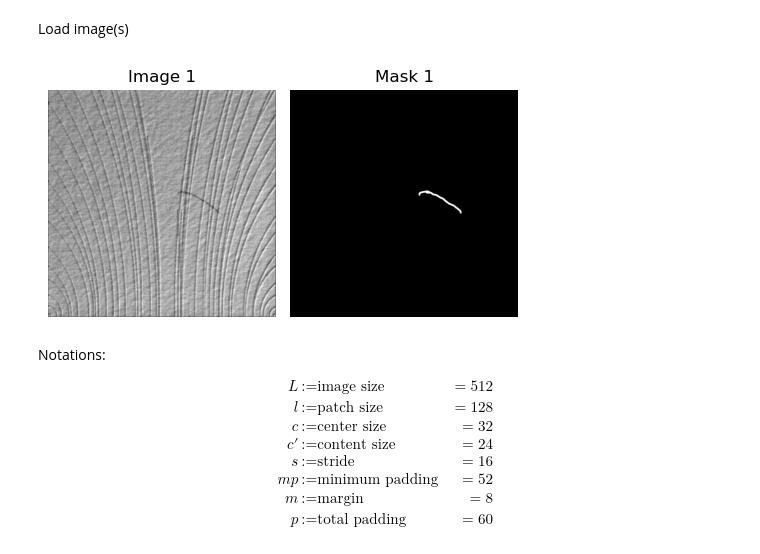
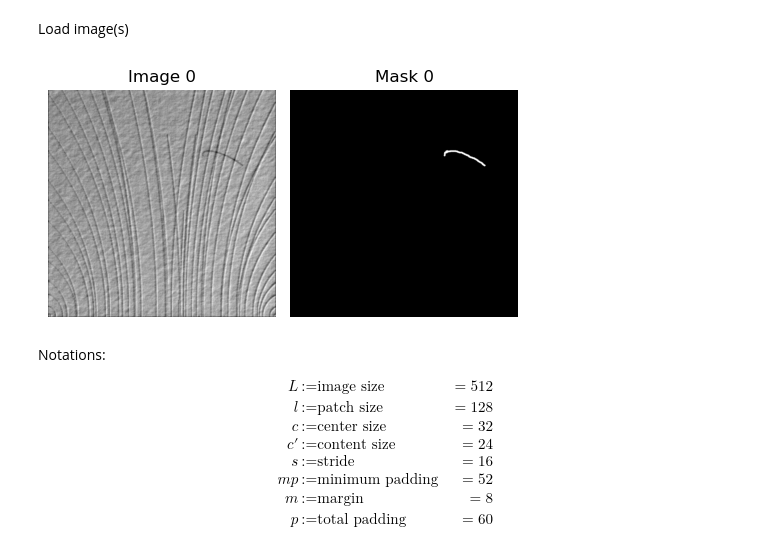
Before and after one commit to popastefan10/DeepAD, a Jupyter notebook: notebooks/eval.ipynb, the cells around one changed output. Cells and saved outputs as stored; diff of their text form; code cells hidden in the pictures.

```diff
--- a/notebooks/eval.ipynb
+++ b/notebooks/eval.ipynb
@@ -50,16 +47,13 @@ test_dataset = DAGMDataset(
 Load image(s)
 # %%
 %matplotlib inline
-from torchvision.io import read_image
-
-idx = 1
+idx = 0
 image, image_mask = test_dataset[idx]
-image_mask = test_transform(read_image("../task-3632-annotation-30-by-1-tag-Anomaly-0.png"))
 image, image_mask = image.squeeze(), image_mask.squeeze()
 titles = [f"Image {idx}", f"Mask {idx}"]
 plot_images([image, image_mask], titles, rows=1, cols=2)
 # %% [output]
-[figure, old version]
+[figure, new version]
 # %% [markdown]
 Notations:
 
```
Also changed, not shown: parts of 11 cells of this notebook, 6 other files.
